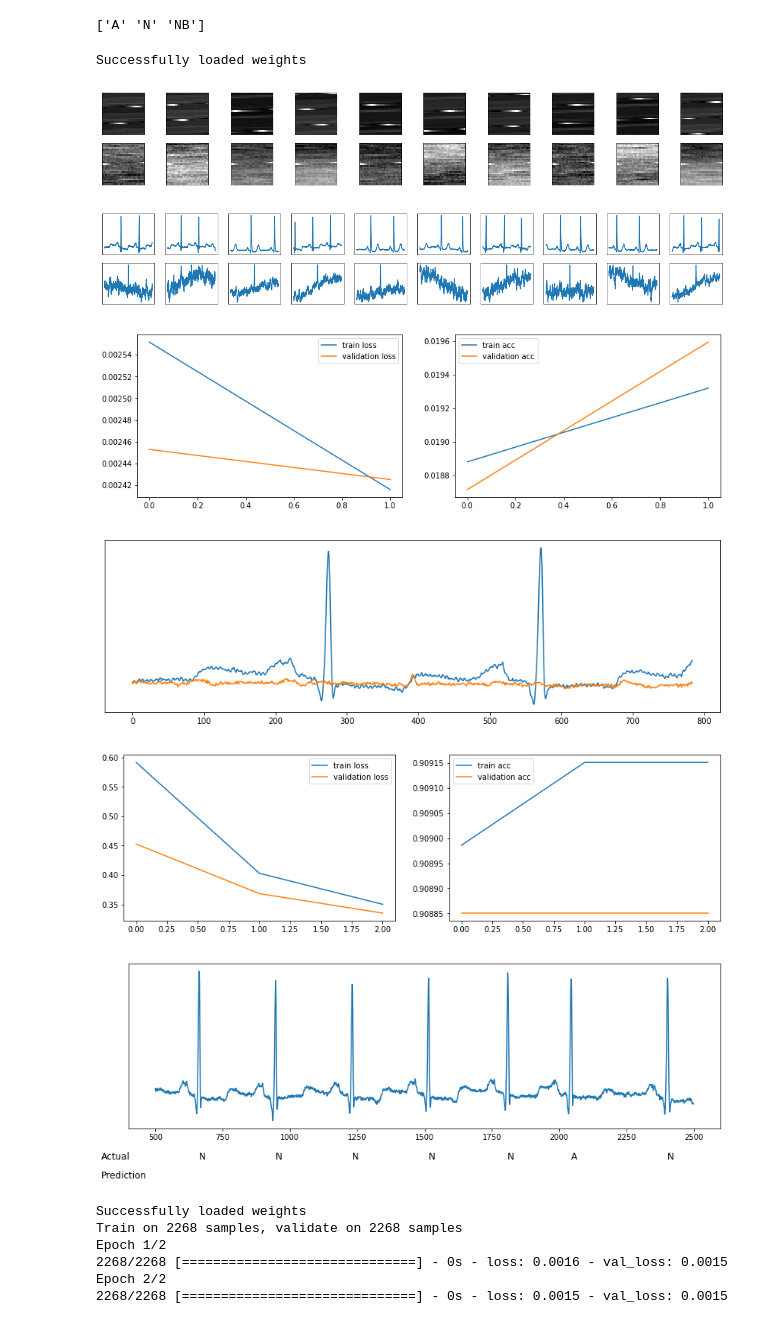
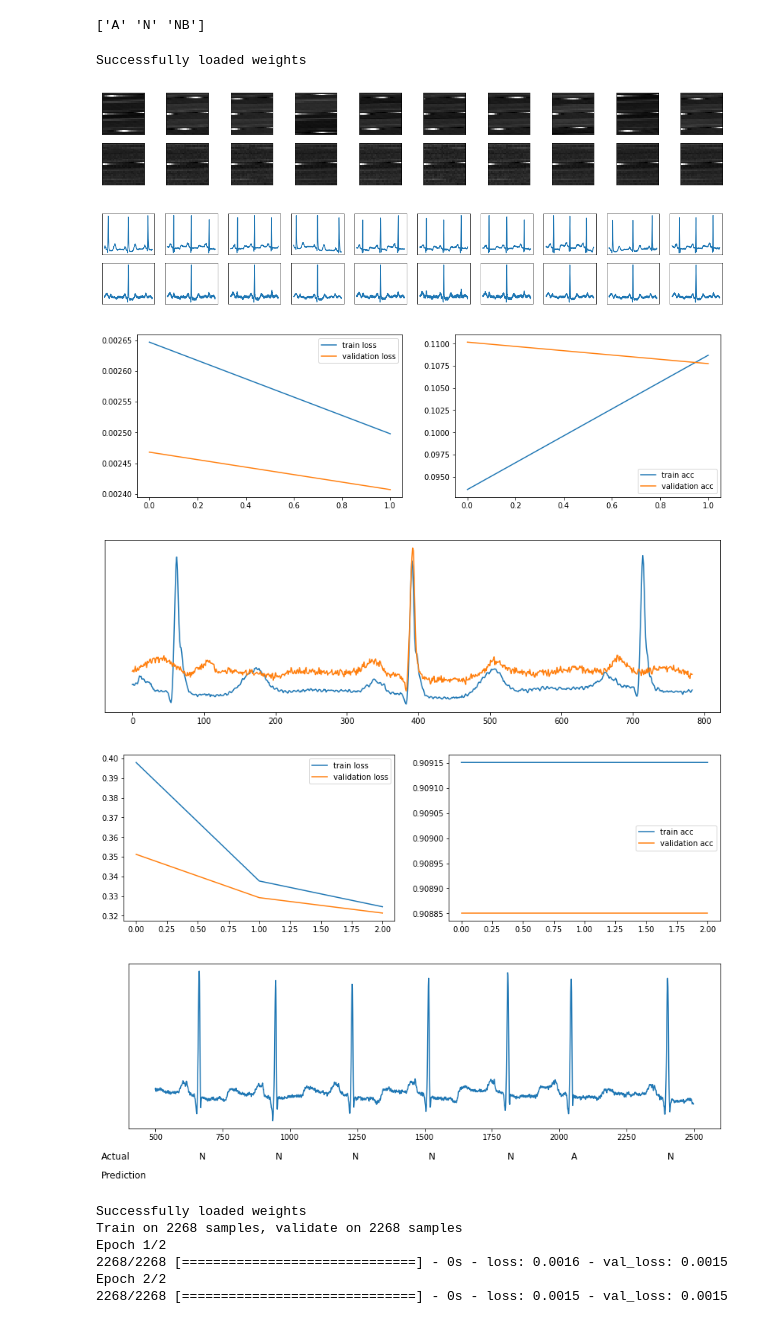
Before and after one commit to piotrbazan/machine-learning, a Jupyter notebook: projects/ecg/ecg.ipynb, the cells around one changed output. Saved outputs shown, nothing was run; the diff lists cells and outputs as text; code cells hidden in the pictures.

Commit message:
Adding create beats function and fixing autoencoder data

```diff
--- a/projects/ecg/ecg.ipynb
+++ b/projects/ecg/ecg.ipynb
@@ -29,6 +29,8 @@ data = load_clean_data([0, 1])
 # %%
 #plot_ewma(data[0]['signals'], 400)
 # %%
+beats = create_features(data, 784)
+x_train_beats, x_test_beats = train_test_split(beats, test_size = 0.2, random_state = 0)
 features, labels = create_features_labels(data, 784)
 lb = LabelBinarizer()
 bin_labels = lb.fit_transform(labels)
@@ -42,17 +44,17 @@ ann = data[0]['annotations']
 sig = data[0]['signals']
 # %%
 encoders = create_encoders(784, [], 64)
-res = fit_encoders(encoders, x_train, x_test, epochs=2, filename='784_64.h5', load_prev=True)
+res = fit_encoders(encoders, x_train_beats, x_test_beats, epochs=2, filename='784_64.h5', load_prev=True)
 full_model = create_full_model(encoders[1], layers_dim=[3])
 fit_full_model(full_model, x_train, x_test, y_train, y_test, epochs=3, verbose=0)
 plot_validation_diagram(full_model, lb.classes_, ann, sig, 500, 2500)
 # %% [output]
 Successfully loaded weights
-[figure, old version]
+[figure, new version]
-[figure, old version]
+[figure, new version]
-[figure, old version]
+[figure, new version]
-[figure, old version]
+[figure, new version]
-[figure, old version]
+[figure, new version]
 [figure]
 # %%
 fit(create_encoders(784, [256, 128], 64), x_train, x_test, epochs=2, filename='weights/784_256_128_64.h5', load_prev=True)
```
Also changed, not shown: parts of 1 cell of this notebook, 2 other files.
